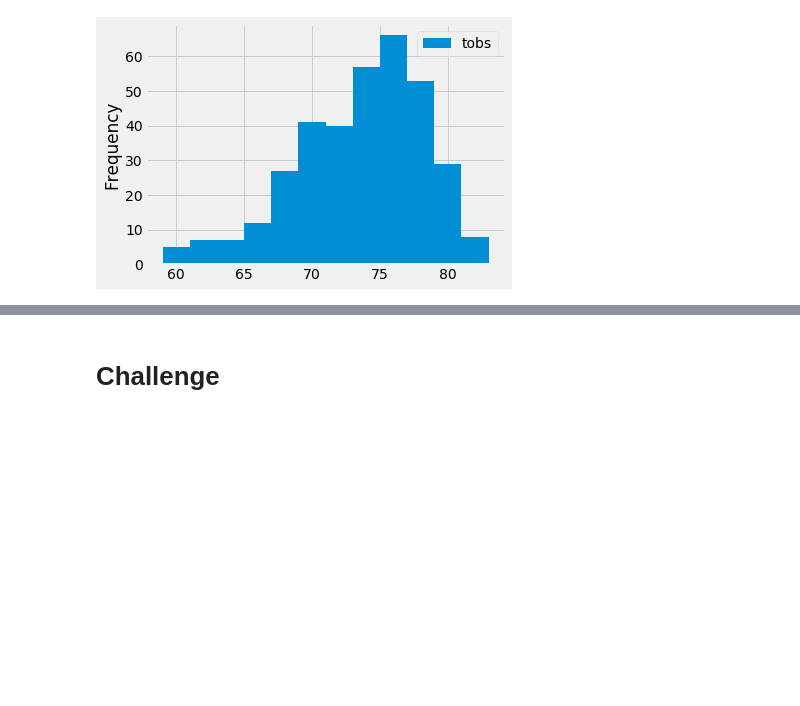
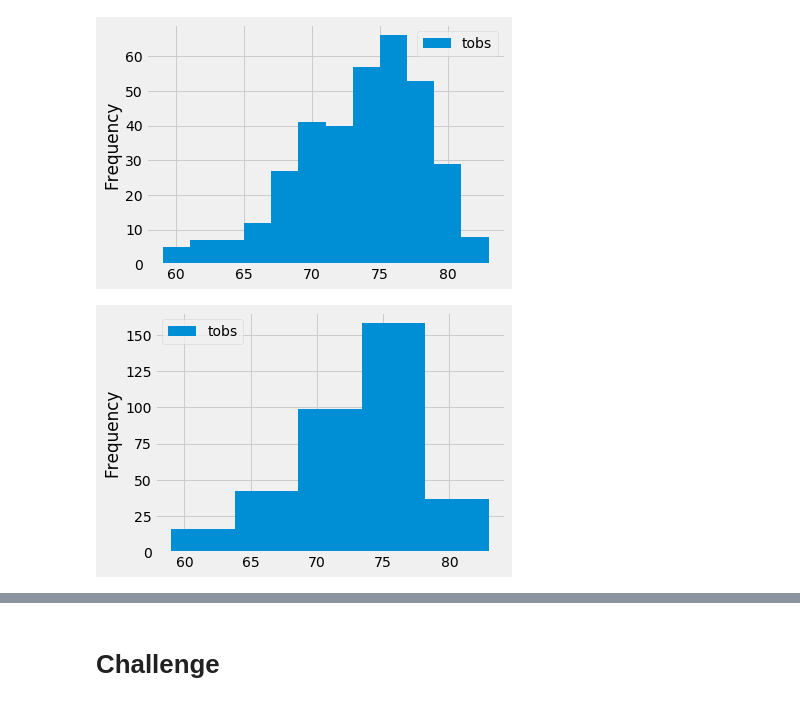
Before and after one commit to kanikasingh-create/surfs-up, a Jupyter notebook: climate_analysis.ipynb, the cells around one changed output, grey strips where cells are left out. Cells and saved outputs as stored; diff of their text form; code cells hidden in the pictures; blank space fills up the shorter version.

```diff
--- a/climate_analysis.ipynb
+++ b/climate_analysis.ipynb
@@ -213,3 +213,9 @@ df.plot.hist(bins=12)
 plt.tight_layout()
 # %% [output]
 [figure]
+# %%
+# Plot observations <5 bins>.
+df.plot.hist(bins=5)
+plt.tight_layout()
+# %% [output]
+[figure, added]
```
Also changed, not shown: parts of 1 cell of this notebook.
